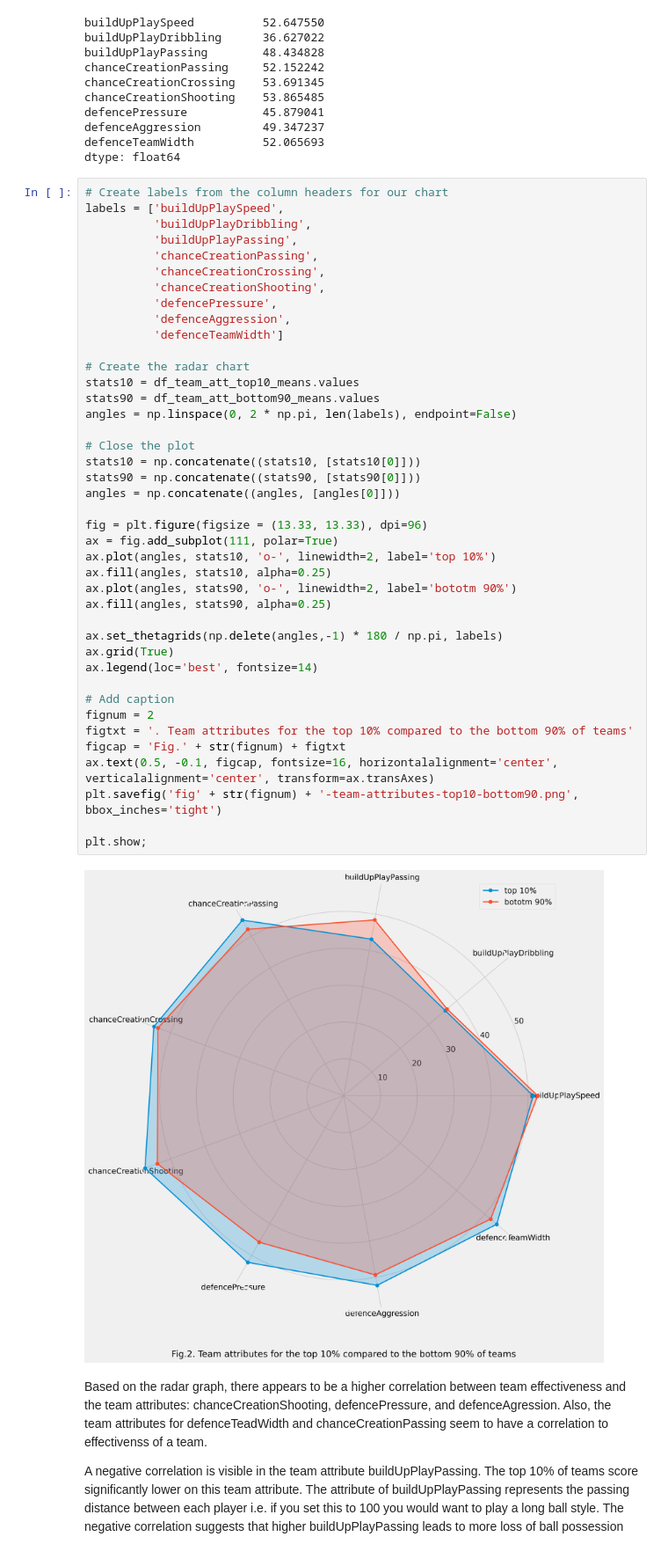
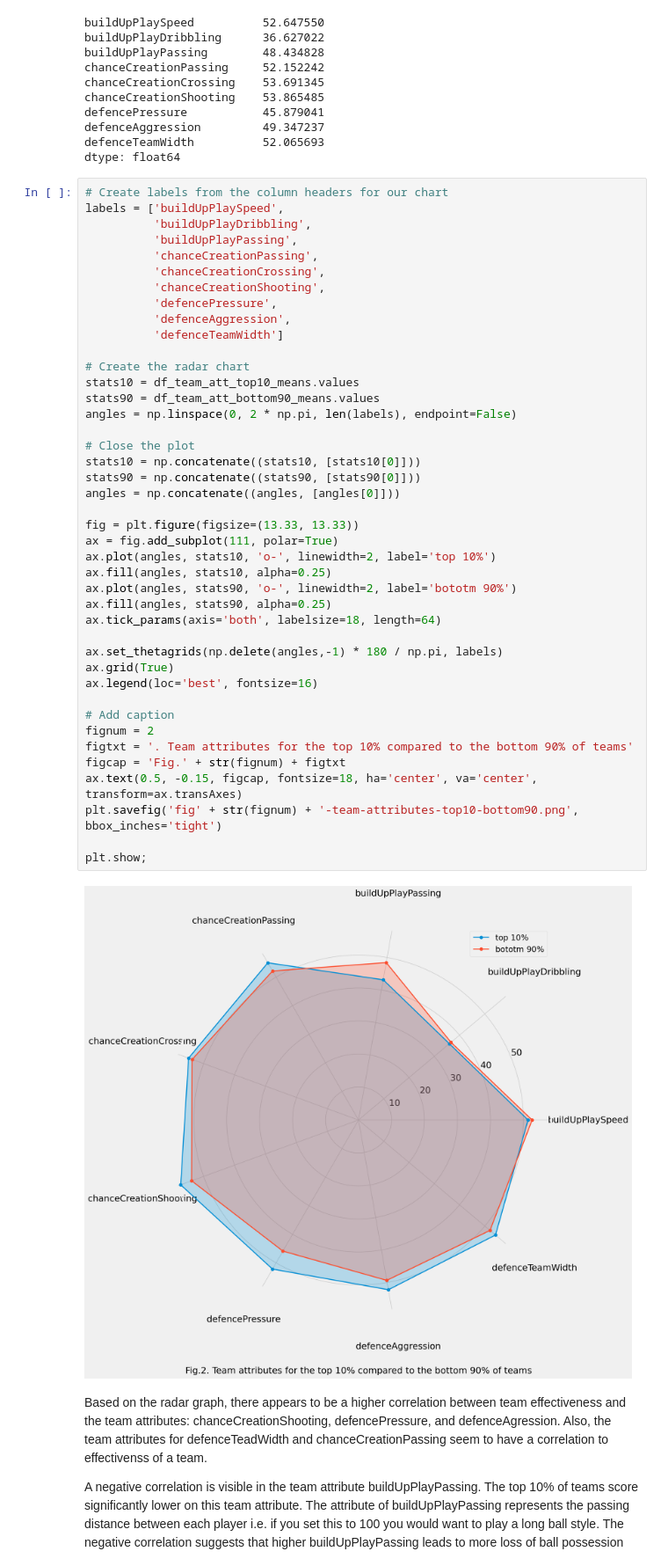
Before and after one commit to codecaviar/heres_the_kicker_football, a Jupyter notebook: notebook_heres_the_kicker_football.ipynb, the cells around one changed output. Shown at 88% size. Cells and saved outputs as stored; diff of their text form.

Commit message:
Update figure size and format

```diff
--- a/notebook_heres_the_kicker_football.ipynb
+++ b/notebook_heres_the_kicker_football.ipynb
@@ -876,37 +876,38 @@ labels = ['buildUpPlaySpeed',
           'defenceAggression',
           'defenceTeamWidth']
 
 # Create the radar chart
 stats10 = df_team_att_top10_means.values
 stats90 = df_team_att_bottom90_means.values
 angles = np.linspace(0, 2 * np.pi, len(labels), endpoint=False)
 
 # Close the plot
 stats10 = np.concatenate((stats10, [stats10[0]]))
 stats90 = np.concatenate((stats90, [stats90[0]]))
 angles = np.concatenate((angles, [angles[0]]))
 
-fig = plt.figure(figsize = (13.33, 13.33), dpi=96)
+fig = plt.figure(figsize=(13.33, 13.33))
 ax = fig.add_subplot(111, polar=True)
 ax.plot(angles, stats10, 'o-', linewidth=2, label='top 10%')
 ax.fill(angles, stats10, alpha=0.25)
 ax.plot(angles, stats90, 'o-', linewidth=2, label='bototm 90%')
 ax.fill(angles, stats90, alpha=0.25)
+ax.tick_params(axis='both', labelsize=18, length=64)
 
 ax.set_thetagrids(np.delete(angles,-1) * 180 / np.pi, labels)
 ax.grid(True)
-ax.legend(loc='best', fontsize=14)
+ax.legend(loc='best', fontsize=16)
 
 # Add caption
 fignum = 2
 figtxt = '. Team attributes for the top 10% compared to the bottom 90% of teams'
 figcap = 'Fig.' + str(fignum) + figtxt
-ax.text(0.5, -0.1, figcap, fontsize=16, horizontalalignment='center', verticalalignment='center', transform=ax.transAxes)
+ax.text(0.5, -0.15, figcap, fontsize=18, ha='center', va='center', transform=ax.transAxes)
 plt.savefig('fig' + str(fignum) + '-team-attributes-top10-bottom90.png', bbox_inches='tight')
 
 plt.show;
 # %% [output]
-[figure, old version]
+[figure, new version]
 # %% [markdown]
 Based on the radar graph, there appears to be a higher correlation between team effectiveness and the team attributes: chanceCreationShooting, defencePressure, and defenceAgression. Also, the team attributes for defenceTeadWidth and chanceCreationPassing seem to have a correlation to effectivenss of a team.
 
```
Also changed, not shown: parts of 2 cells of this notebook, 2 other files.
